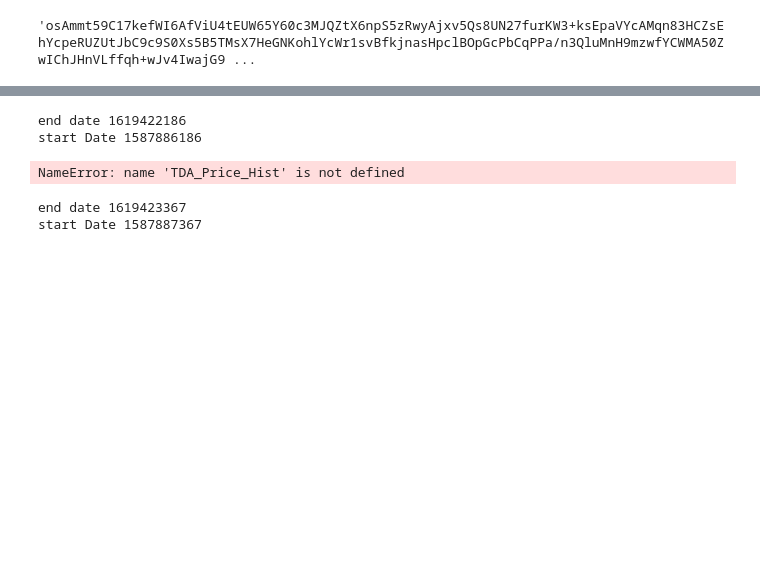
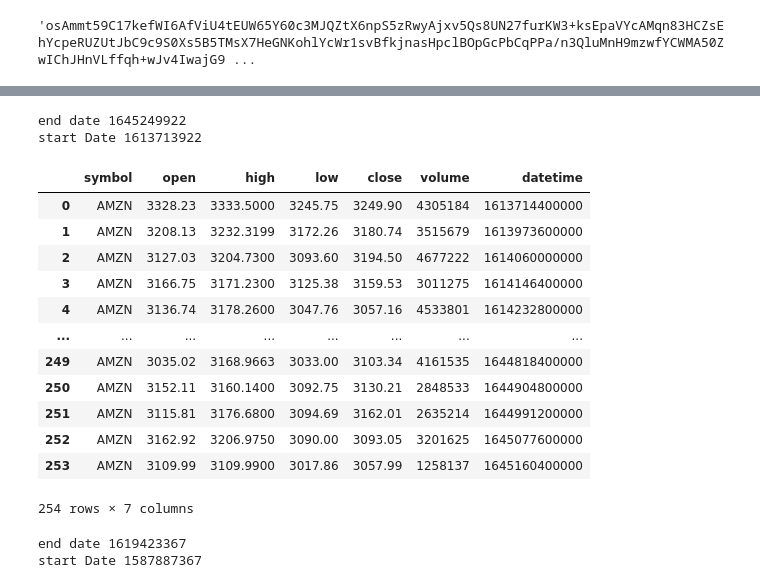
Before and after one commit to ben-t-eng/prj_TDAAPI, a Jupyter notebook: TDA_IF.ipynb, the cells around one changed output, grey strips where cells are left out. Saved outputs shown, nothing was run; the diff lists cells and outputs as text; code cells hidden in the pictures; blank space fills up the shorter version.

```diff
--- a/TDA_IF.ipynb
+++ b/TDA_IF.ipynb
@@ -178,20 +184,32 @@ def t_TDA_Price_Hist ( APIK='', PlayLoad='', APIURL='', Symbol='', StartDTStamp=
 # %%
 ### testing  TDA_Price_Hist ( APIK='', PlayLoad='', APIURL='', Symbol='', StartDTStamp=0, EndDTStamp=0 ):
 
 yEDate=a_utils.epoch_date_stamp()
 ySDate=a_utils.epoch_from_today( Yr=1, Mo=0, Day=0)
 
 print ('end date', yEDate)
 print ('start Date', ySDate)
 
 co="AMZN"
 
-hist_df =TDA_Price_Hist (Symbol=co, StartDTStamp=ySDate, EndDTStamp=yEDate )
+hist_df =t_TDA_Price_Hist (Symbol=co, StartDTStamp=ySDate, EndDTStamp=yEDate )
 hist_df
 # %% [output]
-end date 1619422186
-start Date 1587886186
+end date 1645249922
+start Date 1613713922
+|  | symbol | open | high | low | close | volume | datetime |
+| 0 | AMZN | 3328.23 | 3333.5000 | 3245.75 | 3249.90 | 4305184 | 1613714400000 |
+| 1 | AMZN | 3208.13 | 3232.3199 | 3172.26 | 3180.74 | 3515679 | 1613973600000 |
+| 2 | AMZN | 3127.03 | 3204.7300 | 3093.60 | 3194.50 | 4677222 | 1614060000000 |
+| 3 | AMZN | 3166.75 | 3171.2300 | 3125.38 | 3159.53 | 3011275 | 1614146400000 |
+| 4 | AMZN | 3136.74 | 3178.2600 | 3047.76 | 3057.16 | 4533801 | 1614232800000 |
+| ... | ... | ... | ... | ... | ... | ... | ... |
+| 249 | AMZN | 3035.02 | 3168.9663 | 3033.00 | 3103.34 | 4161535 | 1644818400000 |
+| 250 | AMZN | 3152.11 | 3160.1400 | 3092.75 | 3130.21 | 2848533 | 1644904800000 |
+| 251 | AMZN | 3115.81 | 3176.6800 | 3094.69 | 3162.01 | 2635214 | 1644991200000 |
+| 252 | AMZN | 3162.92 | 3206.9750 | 3090.00 | 3093.05 | 3201625 | 1645077600000 |
+| 253 | AMZN | 3109.99 | 3109.9900 | 3017.86 | 3057.99 | 1258137 | 1645160400000 |
-NameError: name 'TDA_Price_Hist' is not defined
+254 rows × 7 columns
 # %%
 # testing TDA_Price_Hist ( APIK='', PlayLoad='', APIURL='', Symbol='', StartDTStamp=0, EndDTStamp=0 ):  in py file
 import a_TDA_IF
```
Also changed, not shown: parts of 7 cells of this notebook, 7 other files.
